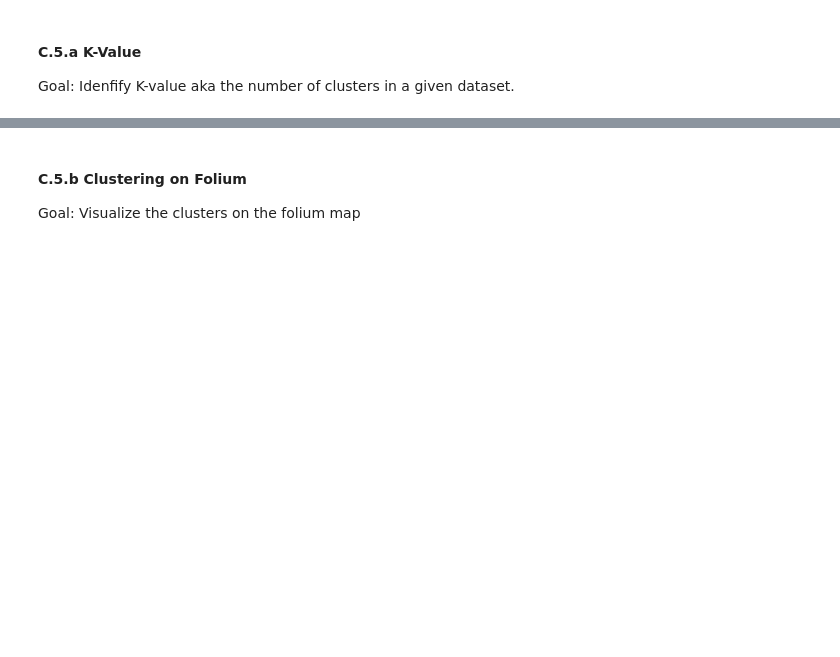
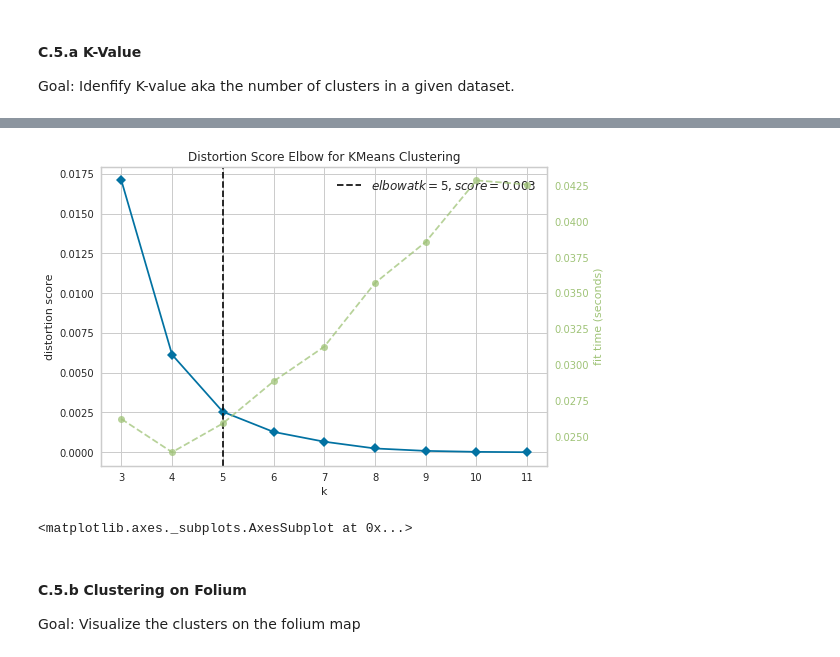
Before and after one commit to DangerNoodleWasTaken/Coursera_Capstone, a Jupyter notebook: Capstone Final Assignment.ipynb, the cells around one changed output, grey strips where cells are left out. Cells and saved outputs as stored; diff of their text form; code cells hidden in the pictures; blank space fills up the shorter version.

```diff
--- a/Capstone Final Assignment.ipynb
+++ b/Capstone Final Assignment.ipynb
@@ -896,8 +955,13 @@ plt.show()
 from yellowbrick.cluster import KElbowVisualizer
 # %%
 # Instantiate the clustering model and visualizer
+from sklearn.cluster import KMeans
+
 model = KMeans()
-visualizer = KElbowVisualizer(model, k=(4,13))
+visualizer = KElbowVisualizer(model, k=(3,12))
 visualizer.fit(toronto_part_clustering)
 visualizer.show()
+# %% [output]
+[figure, added]
+<matplotlib.axes._subplots.AxesSubplot at 0x...>
 # %%
```
Also changed, not shown: parts of 22 cells of this notebook.
